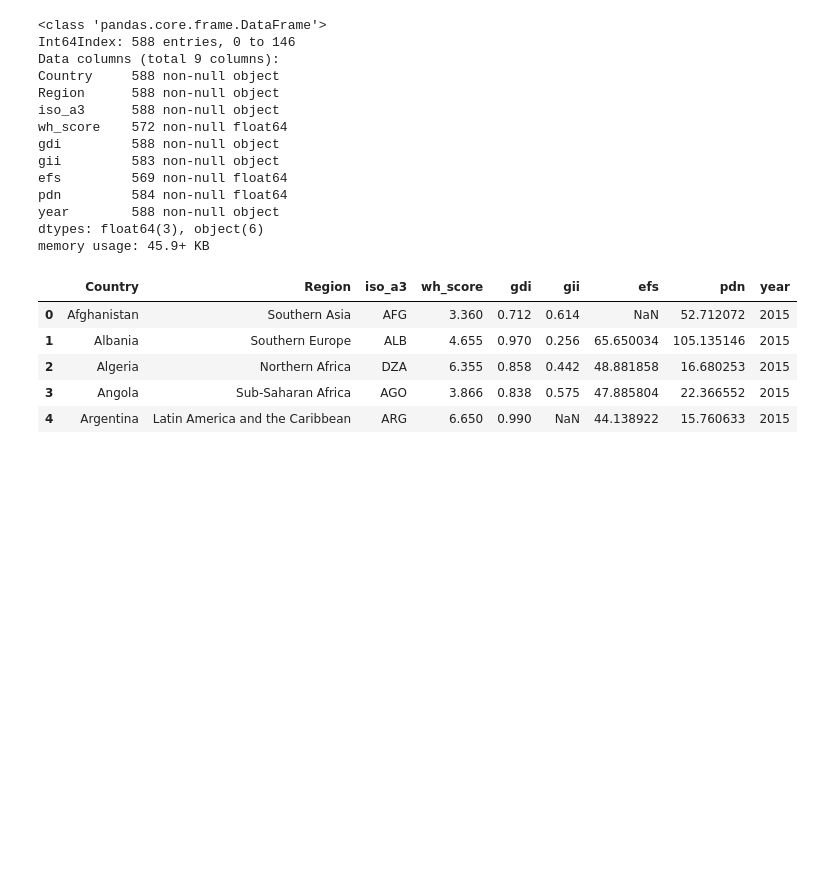
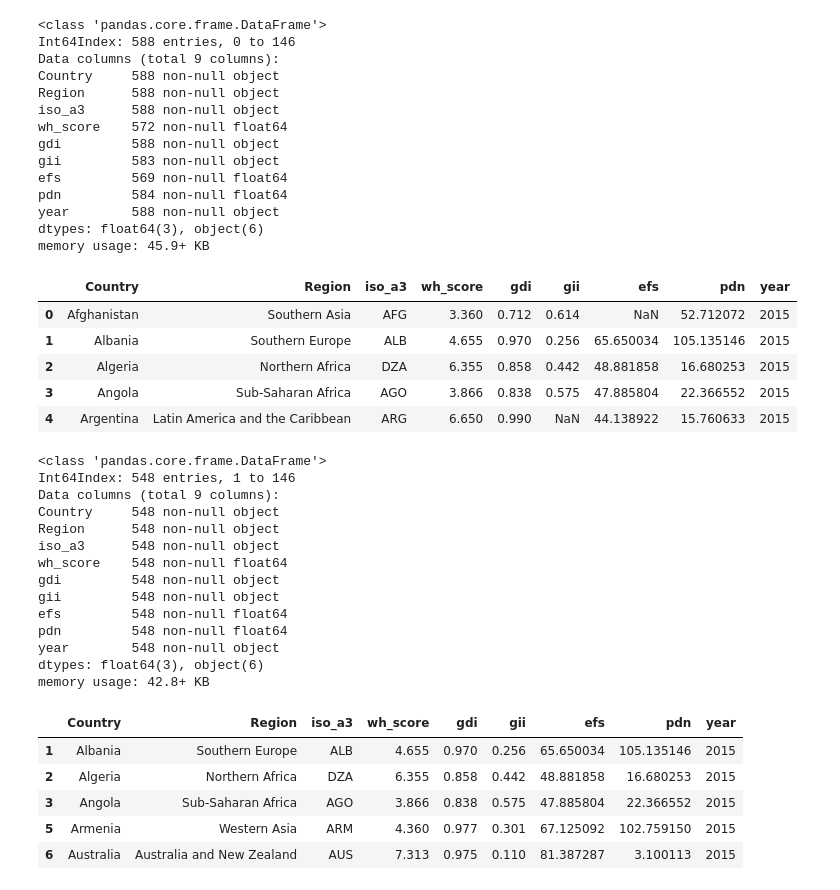
Before and after one commit to nina-driver/Springboard-Capstone-1, a Jupyter notebook: Data Wrangling.ipynb, the cells around one changed output. Saved outputs shown, nothing was run; the diff lists cells and outputs as text; code cells hidden in the pictures; blank space fills up the shorter version.

```diff
--- a/Data Wrangling.ipynb
+++ b/Data Wrangling.ipynb
@@ -966,5 +966,30 @@ memory usage: 45.9+ KB
 | 2 | Algeria | Northern Africa | DZA | 6.355 | 0.858 | 0.442 | 48.881858 | 16.680253 | 2015 |
 | 3 | Angola | Sub-Saharan Africa | AGO | 3.866 | 0.838 | 0.575 | 47.885804 | 22.366552 | 2015 |
 | 4 | Argentina | Latin America and the Caribbean | ARG | 6.650 | 0.990 | NaN | 44.138922 | 15.760633 | 2015 |
+# %%
+merged_all_final = merged_all.dropna(how='any')
+merged_all_final.info()
+merged_all_final.head()
+# %% [output]
+<class 'pandas.core.frame.DataFrame'>
+Int64Index: 548 entries, 1 to 146
+Data columns (total 9 columns):
+Country     548 non-null object
+Region      548 non-null object
+iso_a3      548 non-null object
+wh_score    548 non-null float64
+gdi         548 non-null object
+gii         548 non-null object
+efs         548 non-null float64
+pdn         548 non-null float64
+year        548 non-null object
+dtypes: float64(3), object(6)
+memory usage: 42.8+ KB
+|  | Country | Region | iso_a3 | wh_score | gdi | gii | efs | pdn | year |
+| 1 | Albania | Southern Europe | ALB | 4.655 | 0.970 | 0.256 | 65.650034 | 105.135146 | 2015 |
+| 2 | Algeria | Northern Africa | DZA | 6.355 | 0.858 | 0.442 | 48.881858 | 16.680253 | 2015 |
+| 3 | Angola | Sub-Saharan Africa | AGO | 3.866 | 0.838 | 0.575 | 47.885804 | 22.366552 | 2015 |
+| 5 | Armenia | Western Asia | ARM | 4.360 | 0.977 | 0.301 | 67.125092 | 102.759150 | 2015 |
+| 6 | Australia | Australia and New Zealand | AUS | 7.313 | 0.975 | 0.110 | 81.387287 | 3.100113 | 2015 |
 # %%
 #Save completed dataframe to local drive
```
Also changed, not shown: parts of 1 cell of this notebook, 1 other file.
